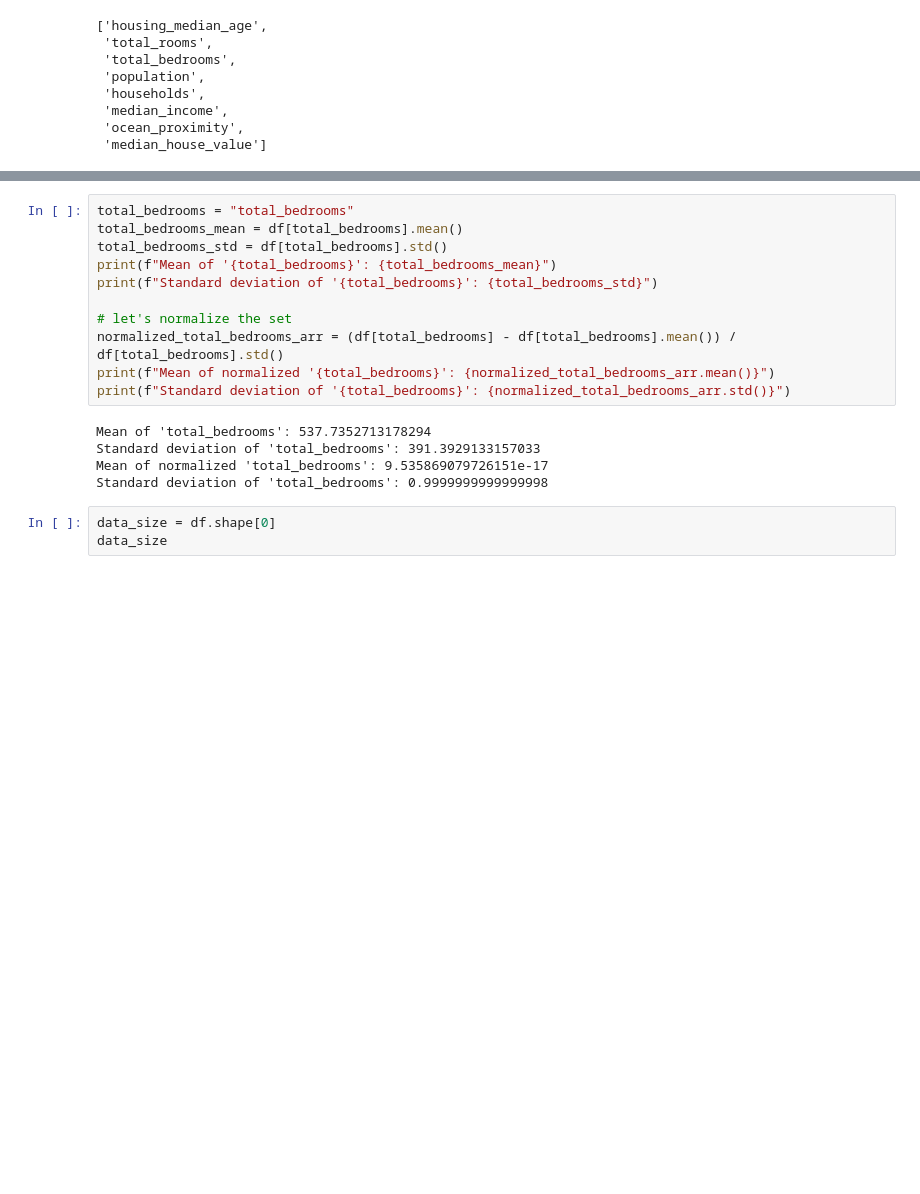
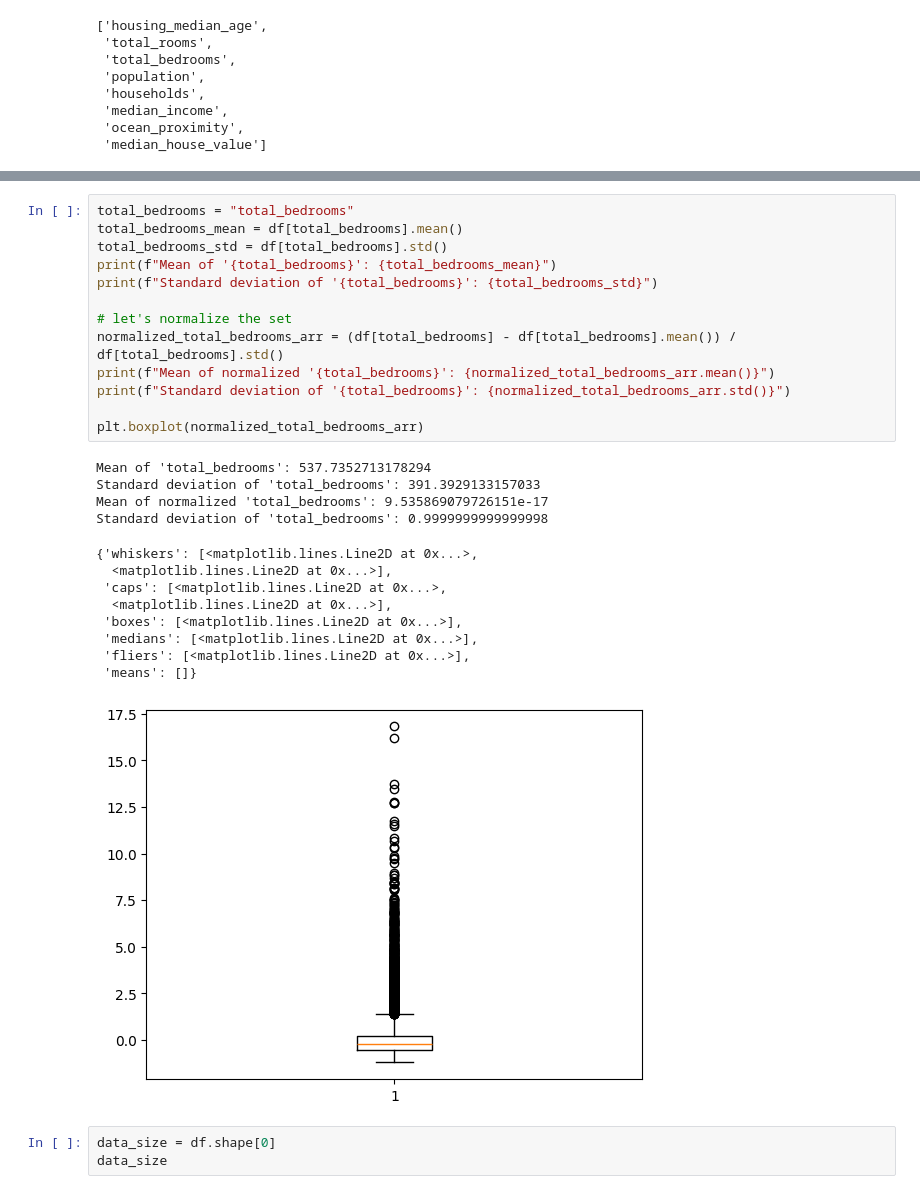
Before and after one commit to whykay-01/machine-learning, a Jupyter notebook: homeworks/hwk1/hwk1.ipynb, the cells around one changed output, grey strips where cells are left out. Saved outputs shown, nothing was run; the diff lists cells and outputs as text; blank space fills up the shorter version.

```diff
--- a/homeworks/hwk1/hwk1.ipynb
+++ b/homeworks/hwk1/hwk1.ipynb
@@ -82,19 +93,30 @@ Standard deviation of 'total_rooms': 1.0
 # %%
 total_bedrooms = "total_bedrooms"
 total_bedrooms_mean = df[total_bedrooms].mean()
 total_bedrooms_std = df[total_bedrooms].std()
 print(f"Mean of '{total_bedrooms}': {total_bedrooms_mean}")
 print(f"Standard deviation of '{total_bedrooms}': {total_bedrooms_std}")
 
 # let's normalize the set
 normalized_total_bedrooms_arr = (df[total_bedrooms] - df[total_bedrooms].mean()) / df[total_bedrooms].std()
 print(f"Mean of normalized '{total_bedrooms}': {normalized_total_bedrooms_arr.mean()}")
 print(f"Standard deviation of '{total_bedrooms}': {normalized_total_bedrooms_arr.std()}")
+
+plt.boxplot(normalized_total_bedrooms_arr)
 # %% [output]
 Mean of 'total_bedrooms': 537.7352713178294
 Standard deviation of 'total_bedrooms': 391.3929133157033
 Mean of normalized 'total_bedrooms': 9.535869079726151e-17
 Standard deviation of 'total_bedrooms': 0.9999999999999998
+{'whiskers': [<matplotlib.lines.Line2D at 0x...>,
+  <matplotlib.lines.Line2D at 0x...>],
+ 'caps': [<matplotlib.lines.Line2D at 0x...>,
+  <matplotlib.lines.Line2D at 0x...>],
+ 'boxes': [<matplotlib.lines.Line2D at 0x...>],
+ 'medians': [<matplotlib.lines.Line2D at 0x...>],
+ 'fliers': [<matplotlib.lines.Line2D at 0x...>],
+ 'means': []}
+[figure, added]
 # %%
 data_size = df.shape[0]
 data_size
```
Also changed, not shown: parts of 10 cells of this notebook.
